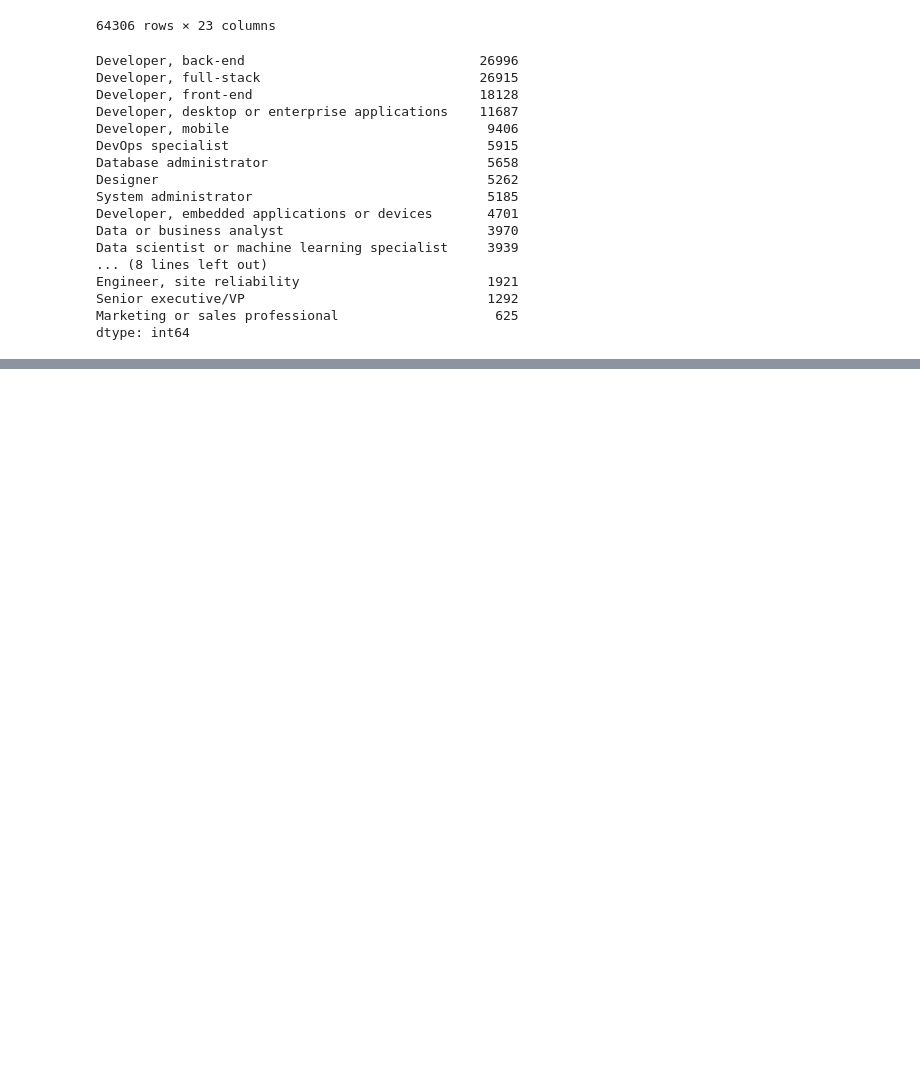
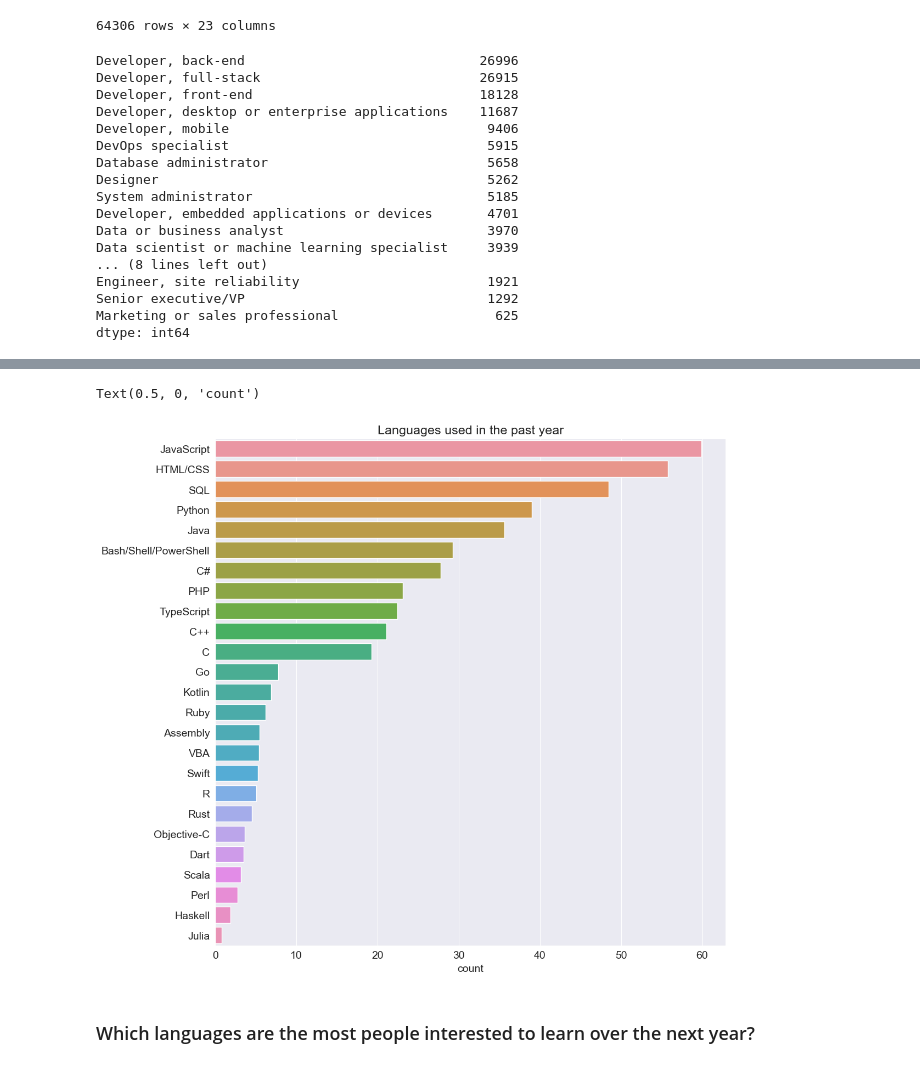
Before and after one commit to rsarsava/Data_Analysis, a Jupyter notebook: Stack Overflow Annual Developer Survey 2020.ipynb, the cells around one changed output, grey strips where cells are left out. Cells and saved outputs as stored; diff of their text form; code cells hidden in the pictures; blank space fills up the shorter version.

```diff
--- a/Stack Overflow Annual Developer Survey 2020.ipynb
+++ b/Stack Overflow Annual Developer Survey 2020.ipynb
@@ -418,0 +443,2 @@ dtype: int64
+# %%
+languages_worked_df = split_multicolumn(survey_df.LanguageWorkedWith)
@@ -418,0 +461,3 @@ dtype: int64
+# %%
+languages_worked_percentages = languages_worked_df.mean().sort_values(ascending=False) * 100
+languages_worked_percentages
@@ -418,0 +482,10 @@ dtype: int64
+# %%
+plt.figure(figsize=(12, 12))
+sns.barplot(x=languages_worked_percentages, y=languages_worked_percentages.index)
+plt.title("Languages used in the past year")
+plt.xlabel('count')
+# %% [output]
+Text(0.5, 0, 'count')
+[figure, added]
+# %% [markdown]
+### Which languages are the most people interested to learn over the next year?
```
Also changed, not shown: parts of 20 cells of this notebook.
